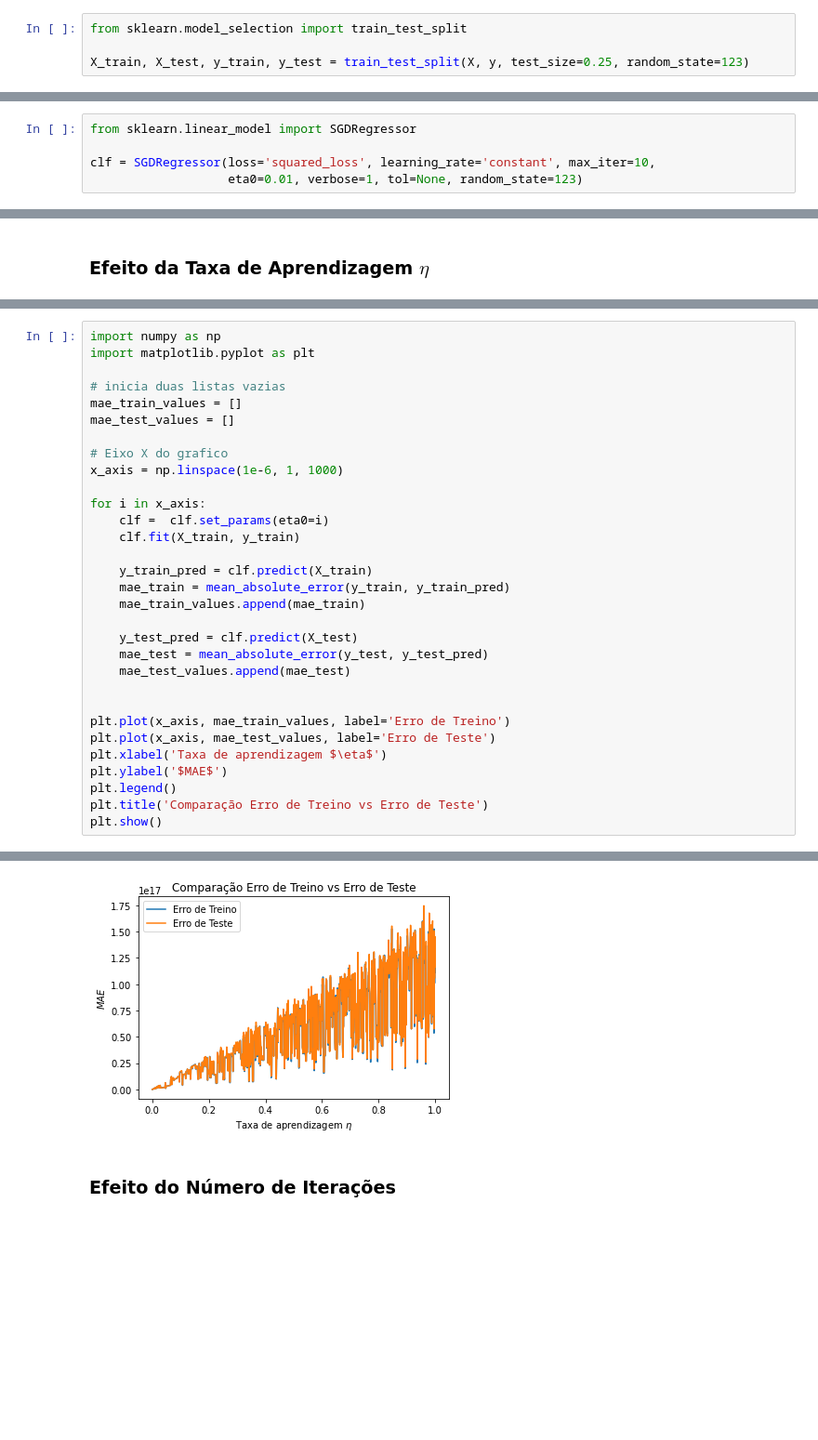
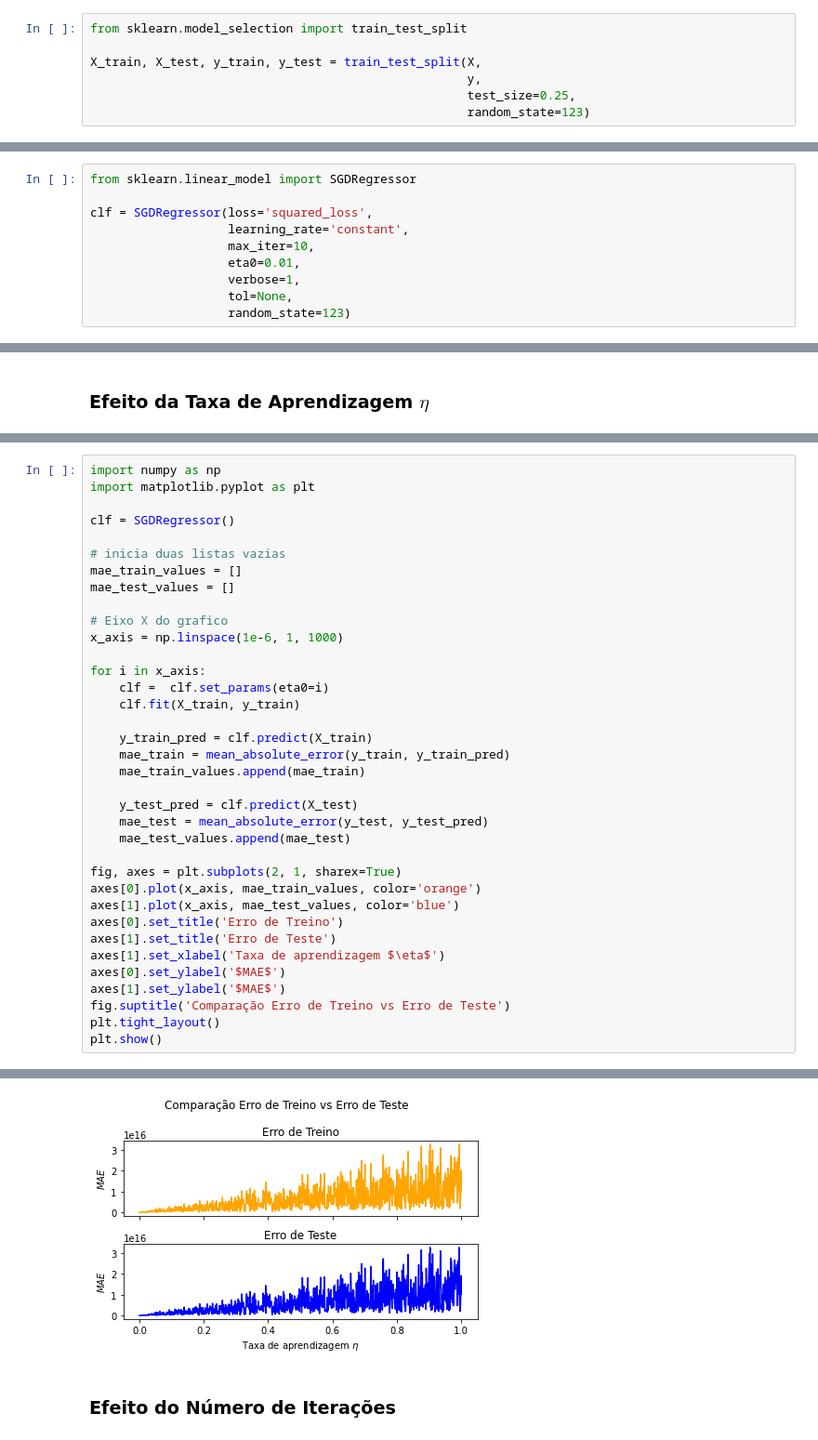
Before and after one commit to storopoli/ciencia-de-dados, a Jupyter notebook: notebooks/Aula_11_Regressao_Linear.ipynb, the cells around one changed output, grey strips where cells are left out. Shown at 93% size. Saved outputs shown, nothing was run; the diff lists cells and outputs as text; blank space fills up the shorter version.

Commit message:
correções de erros

```diff
--- a/notebooks/Aula_11_Regressao_Linear.ipynb
+++ b/notebooks/Aula_11_Regressao_Linear.ipynb
@@ -92,5 +90,8 @@ Usar a função do Scikit-Learn [`sklearn.model_selection.train_test_split()`](h
 # %%
 from sklearn.model_selection import train_test_split
 
-X_train, X_test, y_train, y_test = train_test_split(X, y, test_size=0.25, random_state=123)
+X_train, X_test, y_train, y_test = train_test_split(X,
+                                                    y,
+                                                    test_size=0.25,
+                                                    random_state=123)
 # %%
@@ -129,8 +127,13 @@ Usar a função do Scikit-Learn [`sklearn.linear_model.SGDRegressor()`](https://
 # %%
 from sklearn.linear_model import SGDRegressor
 
-clf = SGDRegressor(loss='squared_loss', learning_rate='constant', max_iter=10,
-                   eta0=0.01, verbose=1, tol=None, random_state=123)
+clf = SGDRegressor(loss='squared_loss',
+                   learning_rate='constant',
+                   max_iter=10,
+                   eta0=0.01,
+                   verbose=1,
+                   tol=None,
+                   random_state=123)
 # %% [markdown]
 ### Classe `Estimators`
 
@@ -218,6 +225,8 @@ Acurácia de Teste: ±1273604802366119
 # %%
 import numpy as np
 import matplotlib.pyplot as plt
+
+clf = SGDRegressor()
 
 # inicia duas listas vazias
 mae_train_values = []
@@ -238,12 +247,15 @@ for i in x_axis:
     mae_test = mean_absolute_error(y_test, y_test_pred)
     mae_test_values.append(mae_test)
 
-
-plt.plot(x_axis, mae_train_values, label='Erro de Treino')
-plt.plot(x_axis, mae_test_values, label='Erro de Teste')
-plt.xlabel('Taxa de aprendizagem $\eta$')
-plt.ylabel('$MAE$')
-plt.legend()
-plt.title('Comparação Erro de Treino vs Erro de Teste')
+fig, axes = plt.subplots(2, 1, sharex=True)
+axes[0].plot(x_axis, mae_train_values, color='orange')
+axes[1].plot(x_axis, mae_test_values, color='blue')
+axes[0].set_title('Erro de Treino')
+axes[1].set_title('Erro de Teste')
+axes[1].set_xlabel('Taxa de aprendizagem $\eta$')
+axes[0].set_ylabel('$MAE$')
+axes[1].set_ylabel('$MAE$')
+fig.suptitle('Comparação Erro de Treino vs Erro de Teste')
+plt.tight_layout()
 plt.show()
 # %% [output]
@@ -267,4 +262,4 @@ Norm: 2514658646288
-[figure, old version]
+[figure, new version]
 # %% [markdown]
 ### Efeito do Número de Iterações
 # %%
```
Also changed, not shown: parts of 11 cells of this notebook, 4 other files.
